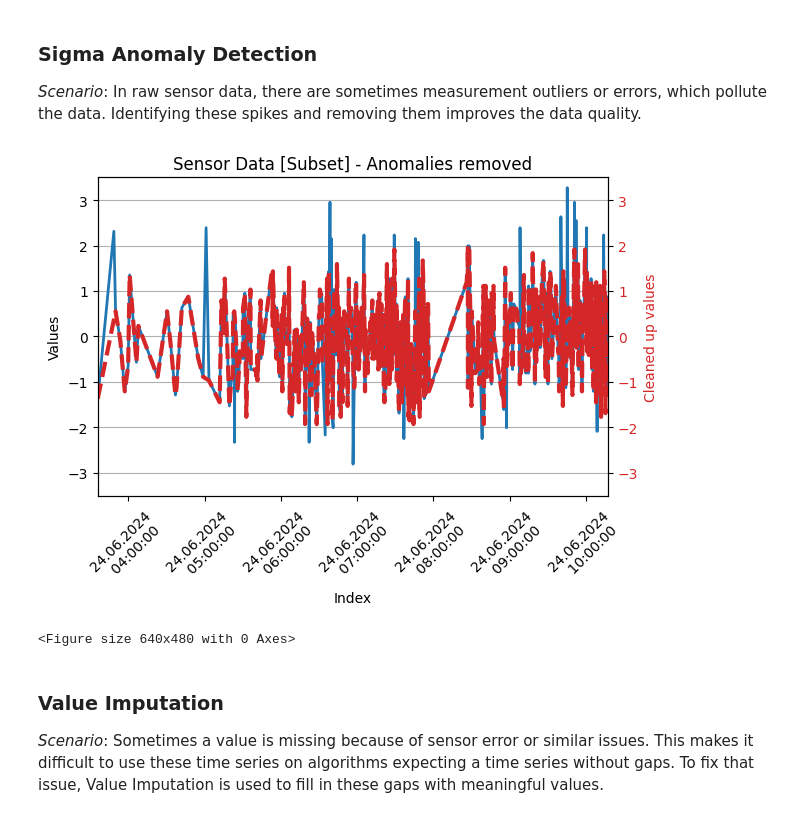
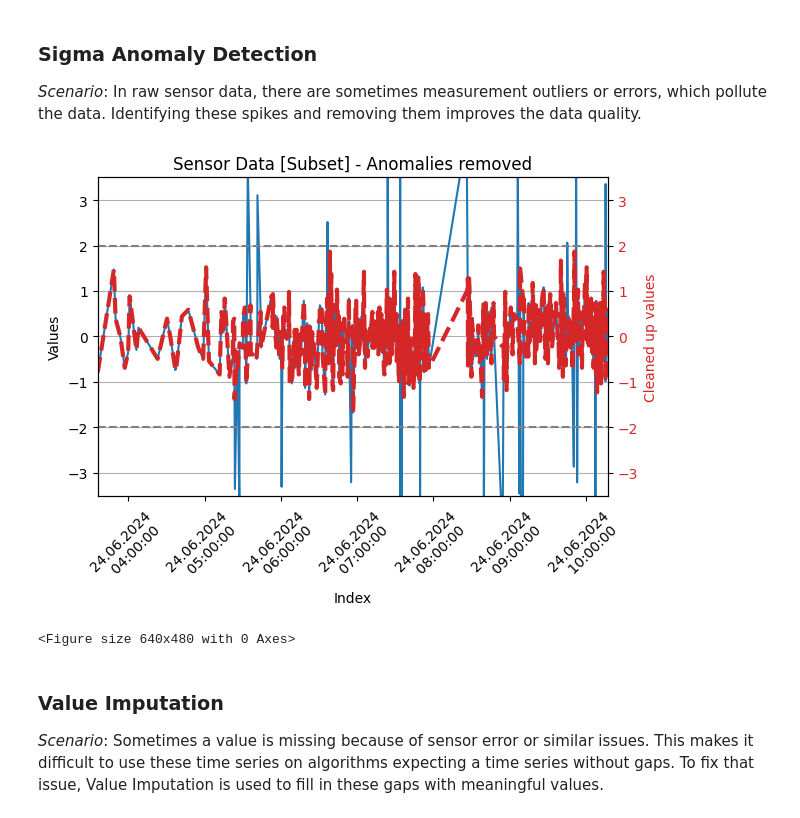
Before and after one commit to rtdip/core, a Jupyter notebook: notebook/pipeline_showcase.ipynb, the cells around one changed output. Drawn from its saved outputs; the diff is of its cells as text; code cells hidden in the pictures.

Commit message:
adds Sensor Data Stage
Signed-off-by: Timm638 <Timm638@gmail.com>

```diff
--- a/notebook/pipeline_showcase.ipynb
+++ b/notebook/pipeline_showcase.ipynb
@@ -32,7 +26,7 @@ The source data is sourced from the data given from Shell.
 # %%
 source_df = pd.read_pickle('./ExampleData.pkl')
 
-def create_value_plot(value_df = None, secondary_value_df = None, title = 'Unnamed Plot', x_label = 'Index', y_label = 'Primary Label', secondary_y_label = 'Secondary Value', share_y_axis = False, ylim = None):
+def create_value_plot(value_df = None, secondary_value_df = None, title = 'Unnamed Plot', x_label = 'Index', y_label = 'Primary Label', secondary_y_label = 'Secondary Value', share_y_axis = False, ylim = None, y_sec_lines = None):
     value_df.index = pd.to_datetime(value_df['EventTime'])
     value_df = value_df['Value']
     if secondary_value_df is not None:
@@ -40,7 +34,7 @@ def create_value_plot(value_df = None, secondary_value_df = None, title = 'Unnam
         secondary_value_df = secondary_value_df['Value']
 
     fig, ax = plt.subplots()
-    solar_line = ax.plot(value_df, label=y_label, linewidth=2)
+    ax.plot(value_df)
     ax.set_xlabel(x_label)
     ax.set_xticks(ax.get_xticks())
     ax.set_xticklabels(ax.get_xticklabels(), rotation=45)
@@ -58,19 +52,43 @@ def create_value_plot(value_df = None, secondary_value_df = None, title = 'Unnam
         ax2.plot(secondary_value_df, color=color, linewidth=3, linestyle = '--')
         ax2.tick_params(axis='y', labelcolor=color)
         ax2.set_ylim(ax.get_ylim() if share_y_axis else [secondary_value_df.min(), secondary_value_df.max()])
+        if y_sec_lines is not None:
+            for y_sec_line in y_sec_lines:
+                ax2.axhline(y_sec_line, color= 'gray', linestyle = '--')
+
 
     fig.tight_layout()
     plt.show()
     plt.clf()
 
+def add_extreme_spikes(value_df, entries_to_spike=25):
+    random.seed(0)
+    samples = value_df.sample(n=entries_to_spike, random_state=1)
+    mask = value_df.index.isin(samples.index)
+    value_df.loc[mask, 'Value'] = value_df.loc[mask, 'Value'].apply(lambda x: x + 5.0 if random.random() < 0.5 else x - 5.0)
+    return value_df
+
+def add_duplicate_data(value_df, entries_to_duplicate=25):
+    random.seed(0)
+    samples = value_df.sample(n=entries_to_duplicate, random_state=2)
+    value_df = pd.concat([value_df, samples])
+    return value_df
+
 create_value_plot(source_df, title='Sensor Data', ylim=[-20000, 100000])
 
 start_time = pd.to_datetime('2024-06-24 03:00:00', format='%Y-%m-%d %X')
 end_time = pd.to_datetime('2024-06-24 11:00:00', format='%Y-%m-%d %X')
-
 # Slicing by end dates is only possible if index is sorted by time
 source_df = source_df[0:1000].sort_index()[start_time:end_time]
-create_value_plot(source_df, title='Sensor Data [Subset]', ylim=[385,391])
+
+# Add artificial data to spike
+source_df = add_extreme_spikes(source_df)
+ext_source_df = source_df
+source_df = add_duplicate_data(source_df)
+dup_source_df = source_df
+source_df = source_df.sort_index()
+
+create_value_plot(source_df, title='Sensor Data [Subset]', ylim=[383,393])
 
 df_0 = spark_session.createDataFrame(source_df, ['TagName', 'EventTime', 'Status', 'Value'])
 # %% [output]
@@ -104,4 +122,9 @@ create_value_plot(value_df=df_0.toPandas(), secondary_value_df=df_1.toPandas(),
 Because of some error reading in the sensor data, some entries are duplicated.
 Cleaning these will decrease the size of the dataframe without losing any information.
 # %%
-df_2 = df_1
+print('Before Duplicate Removal')
+df_1.filter('EventTime = "2024-06-24 06:43:55"').show()
+random.seed(0)
+df_2 = DuplicateDetection(df=df_1, primary_key_columns=['EventTime']).filter()
+print('After Duplicate Removal')
+df_2.filter('EventTime = "2024-06-24 06:43:55"').show()
@@ -116,9 +154,9 @@ random.seed(0)
 df_3 = KSigmaAnomalyDetection(spark_session, df=df_2, column_names=['Value'], k_value=2.0, use_median=False).filter()
 # %%
 # Transform Data back into pandas
-create_value_plot(value_df=df_2.toPandas(), secondary_value_df=df_3.toPandas(), title='Sensor Data [Subset] - Anomalies removed', share_y_axis=True, y_label = 'Values', secondary_y_label='Cleaned up values', ylim=[-3.5, 3.5])
+create_value_plot(value_df=df_2.toPandas(), secondary_value_df=df_3.toPandas(), title='Sensor Data [Subset] - Anomalies removed', share_y_axis=True, y_label = 'Values', secondary_y_label='Cleaned up values', ylim=[-3.5, 3.5], y_sec_lines = [-2.0, 2.0])
 # %% [output]
-[figure, old version]
+[figure, new version]
 <Figure size 640x480 with 0 Axes>
 # %% [markdown]
 ### Value Imputation
```
Also changed, not shown: parts of 5 cells of this notebook.
